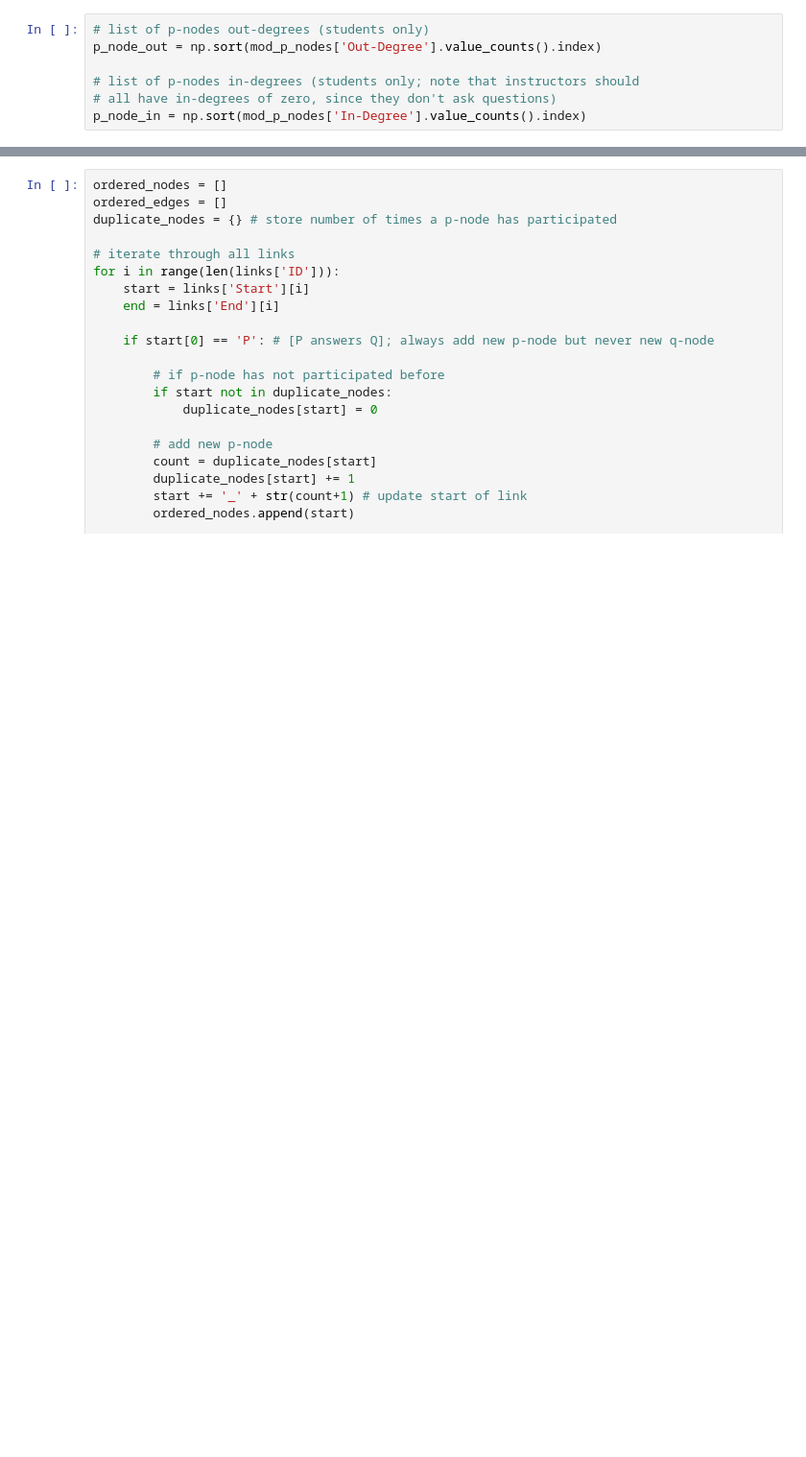
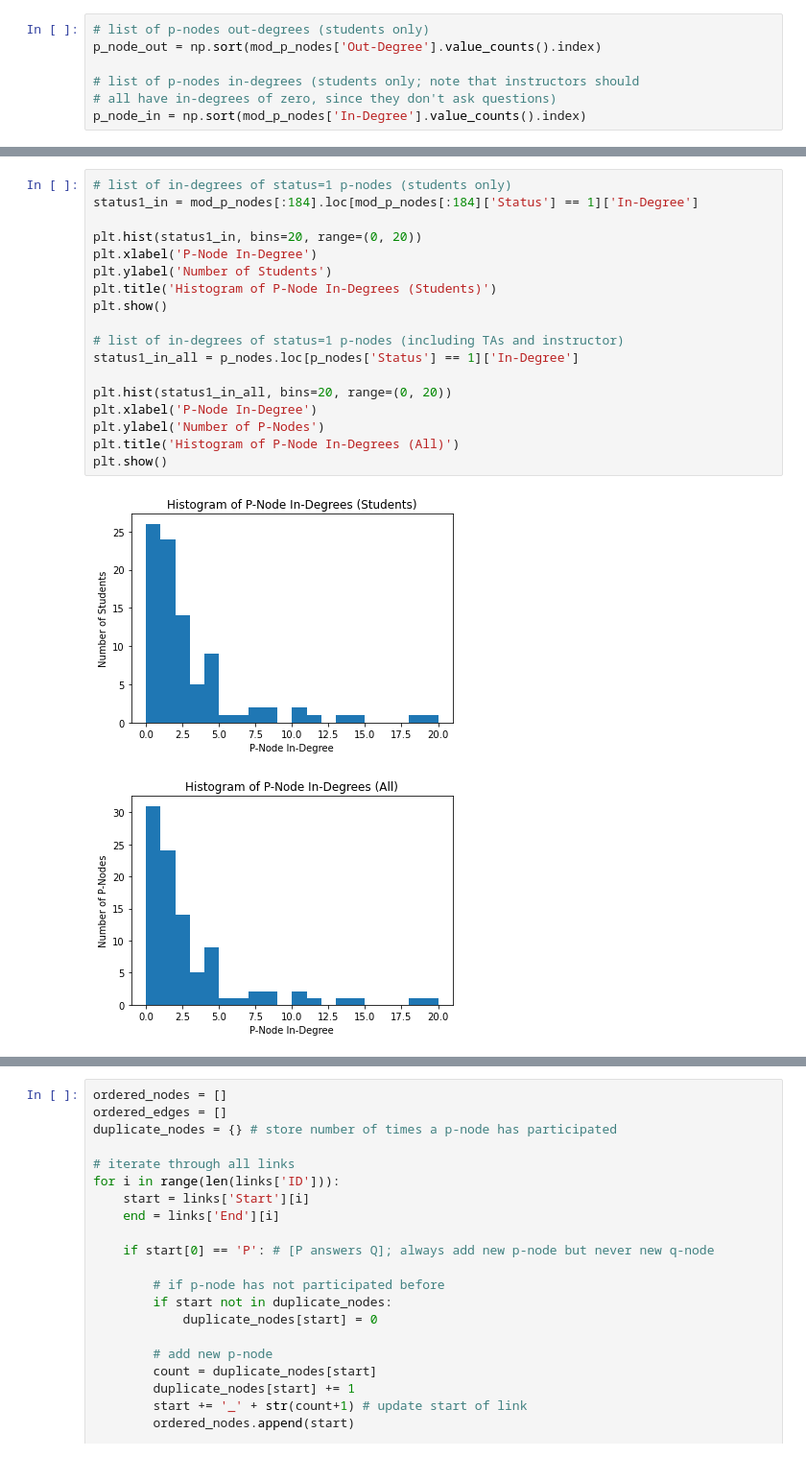
Before and after one commit to amandaliusa/piazza-network-analysis, a Jupyter notebook: network_metrics_degree_distributions.ipynb, the cells around one changed output, grey strips where cells are left out. Shown at 96% size. Saved outputs shown, nothing was run; the diff lists cells and outputs as text; blank space fills up the shorter version.

```diff
--- a/network_metrics_degree_distributions.ipynb
+++ b/network_metrics_degree_distributions.ipynb
@@ -255,0 +212,21 @@ Colors are added to distinguish between links from q-nodes to p-nodes (red, poin
+# %%
+# list of in-degrees of status=1 p-nodes (students only)
+status1_in = mod_p_nodes[:184].loc[mod_p_nodes[:184]['Status'] == 1]['In-Degree']
+
+plt.hist(status1_in, bins=20, range=(0, 20))
+plt.xlabel('P-Node In-Degree')
+plt.ylabel('Number of Students')
+plt.title('Histogram of P-Node In-Degrees (Students)')
+plt.show()
+
+# list of in-degrees of status=1 p-nodes (including TAs and instructor)
+status1_in_all = p_nodes.loc[p_nodes['Status'] == 1]['In-Degree']
+
+plt.hist(status1_in_all, bins=20, range=(0, 20))
+plt.xlabel('P-Node In-Degree')
+plt.ylabel('Number of P-Nodes')
+plt.title('Histogram of P-Node In-Degrees (All)')
+plt.show()
+# %% [output]
+[figure, added]
+[figure, added]
```
Also changed, not shown: parts of 23 cells of this notebook, 1 other file.
